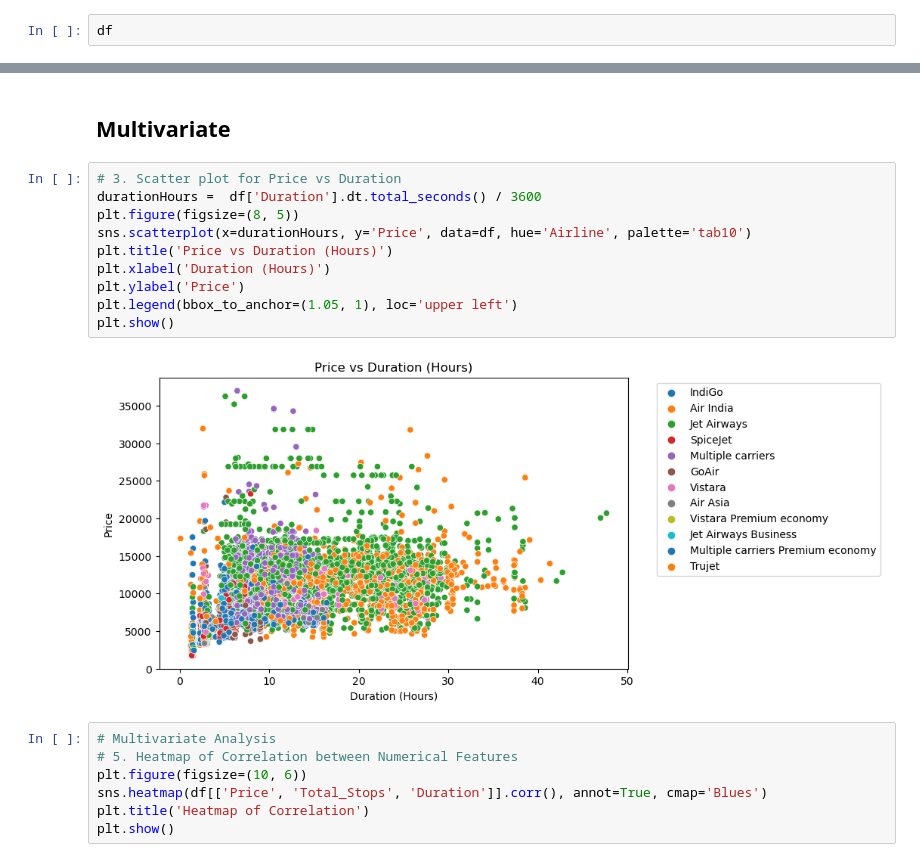
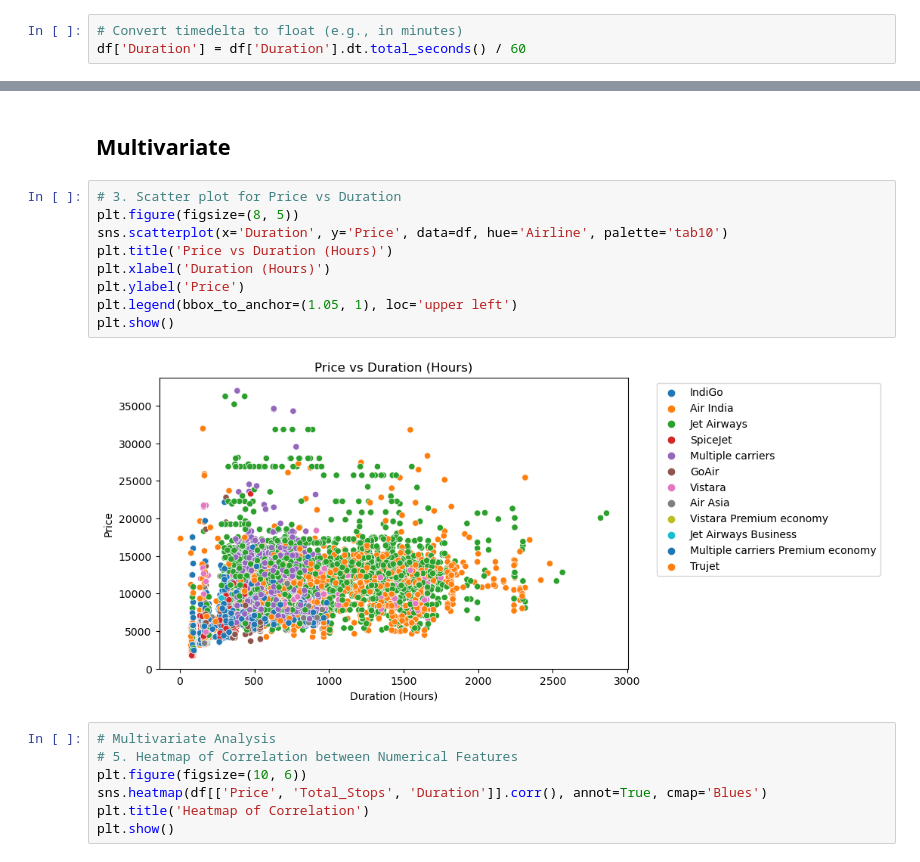
Before and after one commit to mariamarii/train-regression, a Jupyter notebook: machineproject.ipynb, the cells around one changed output, grey strips where cells are left out. Cells and saved outputs as stored; diff of their text form.

```diff
--- a/machineproject.ipynb
+++ b/machineproject.ipynb
@@ -426,2 +451,3 @@ df.drop_duplicates(inplace=True)
 # %%
-df
+# Convert timedelta to float (e.g., in minutes)
+df['Duration'] = df['Duration'].dt.total_seconds() / 60
@@ -548,16 +576,15 @@ plt.show()
 ## Multivariate
 # %%
 # 3. Scatter plot for Price vs Duration
-durationHours =  df['Duration'].dt.total_seconds() / 3600
 plt.figure(figsize=(8, 5))
-sns.scatterplot(x=durationHours, y='Price', data=df, hue='Airline', palette='tab10')
+sns.scatterplot(x='Duration', y='Price', data=df, hue='Airline', palette='tab10')
 plt.title('Price vs Duration (Hours)')
 plt.xlabel('Duration (Hours)')
 plt.ylabel('Price')
 plt.legend(bbox_to_anchor=(1.05, 1), loc='upper left')
 plt.show()
 # %% [output]
-[figure, old version]
+[figure, new version]
 # %%
 # Multivariate Analysis
 # 5. Heatmap of Correlation between Numerical Features
```
Also changed, not shown: parts of 16 cells of this notebook.
